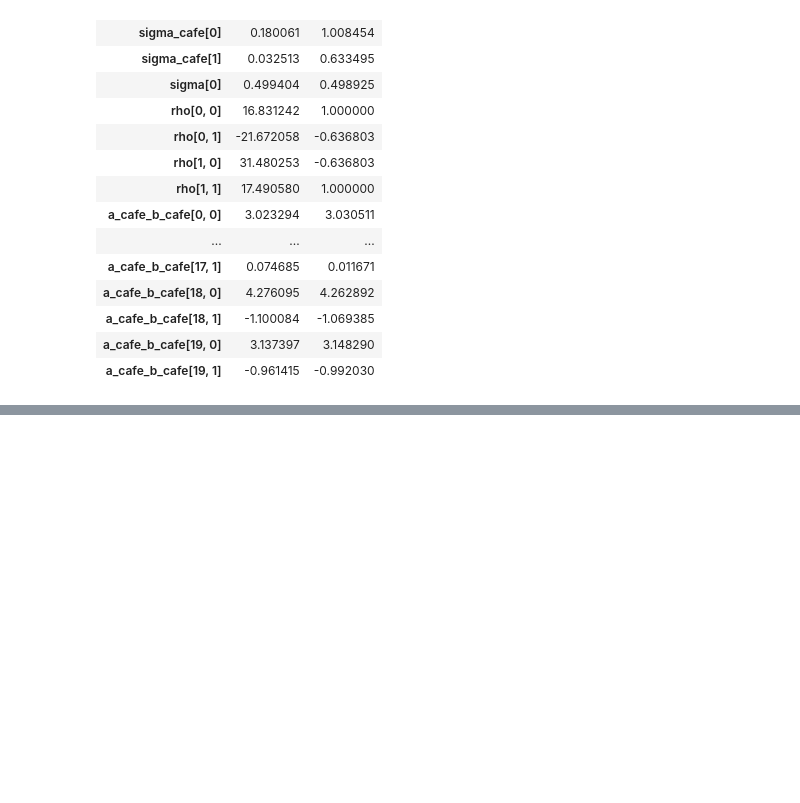
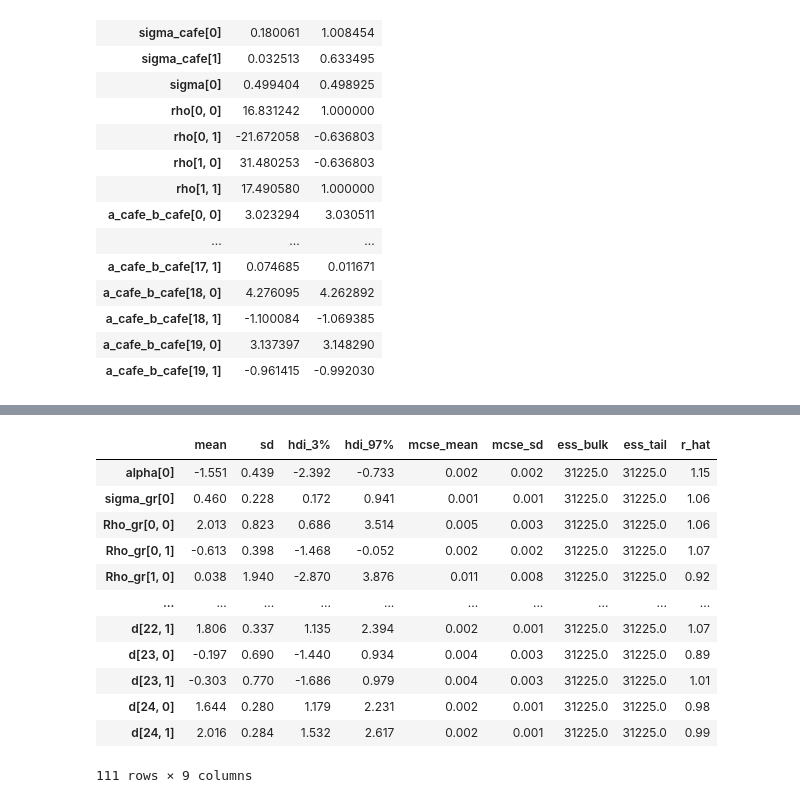
Before and after one commit to BGN-for-ASNA/BI, a Jupyter notebook: HonnorMode.ipynb, the cells around one changed output, grey strips where cells are left out. Saved outputs shown, nothing was run; the diff lists cells and outputs as text; code cells hidden in the pictures; blank space fills up the shorter version.

```diff
--- a/HonnorMode.ipynb
+++ b/HonnorMode.ipynb
@@ -564,0 +1790,8 @@ pd.DataFrame(
+# %%
+N =   jnp.array(int(d.shape[0]))
+N_households =  jnp.array(int(d['hidB'].max()))
+did = jnp.array(d['did'].values)
+hidA =  jnp.array(d['hidA'].values)
+hidB =  jnp.array(d['hidB'].values)
+giftsAB =  jnp.array(d['giftsAB'].values)
+giftsBA =  jnp.array(d['giftsBA'].values)
@@ -564,0 +1866,12 @@ pd.DataFrame(
+# %%
+import tensorflow as tf
+init_params2 = []
+init_params2.append(jnp.array(tf.ones_like(init[0])))
+init_params2.append(jnp.array(tf.ones_like(init[1])))
+init_params2.append(jnp.array(tf.eye(2)))
+init_params2.append(jnp.array(tf.ones_like(init[3])))
+init_params2.append(jnp.array(tf.ones_like(init[4])))
+init_params2.append(jnp.array(tf.eye(2)))
+init_params2.append(jnp.array(tf.ones_like(init[6])))
+for a in init_params2:
+    print(a.shape)
@@ -564,0 +1918,38 @@ pd.DataFrame(
+# %%
+p = dict(zip(tensor._flat_resolve_names(), posterior))
+def tfp_trace_to_arviz(posterior,
+                       sample_stats,
+                       var_names=None,
+                       sample_stats_name=['target_log_prob','log_accept_ratio','has_divergence','energy']):
+    sample_stats = {k:jnp.transpose(v) for k, v in zip(sample_stats_name, sample_stats)}
+    trace = {}
+    for name, samp in zip(var_names, posterior):
+        if len(samp.shape) == 2:
+            transposed_shape = [1, 0]
+        elif len(samp.shape) == 3:
+            transposed_shape = [1, 0, 2]
+        else:
+            transposed_shape = [1, 0, 2, 3]
+        trace[name] = tf.transpose(samp, transposed_shape)
+    trace = az.from_dict(posterior=trace, sample_stats=sample_stats)
+    return trace
+
+
+
+trace = tfp_trace_to_arviz(posterior = posterior, sample_stats = sample_stats, var_names = ['alpha', 'sigma_gr', 'Rho_gr', 'gr', 'sigma_d', 'L_Rho_d', 'd'])
+# %%
+az.summary(trace)
+# %% [output]
+|  | mean | sd | hdi_3% | hdi_97% | mcse_mean | mcse_sd | ess_bulk | ess_tail | r_hat |
+| alpha[0] | -1.551 | 0.439 | -2.392 | -0.733 | 0.002 | 0.002 | 31225.0 | 31225.0 | 1.15 |
+| sigma_gr[0] | 0.460 | 0.228 | 0.172 | 0.941 | 0.001 | 0.001 | 31225.0 | 31225.0 | 1.06 |
+| Rho_gr[0, 0] | 2.013 | 0.823 | 0.686 | 3.514 | 0.005 | 0.003 | 31225.0 | 31225.0 | 1.06 |
+| Rho_gr[0, 1] | -0.613 | 0.398 | -1.468 | -0.052 | 0.002 | 0.002 | 31225.0 | 31225.0 | 1.07 |
+| Rho_gr[1, 0] | 0.038 | 1.940 | -2.870 | 3.876 | 0.011 | 0.008 | 31225.0 | 31225.0 | 0.92 |
+| ... | ... | ... | ... | ... | ... | ... | ... | ... | ... |
+| d[22, 1] | 1.806 | 0.337 | 1.135 | 2.394 | 0.002 | 0.001 | 31225.0 | 31225.0 | 1.07 |
+| d[23, 0] | -0.197 | 0.690 | -1.440 | 0.934 | 0.004 | 0.003 | 31225.0 | 31225.0 | 0.89 |
+| d[23, 1] | -0.303 | 0.770 | -1.686 | 0.979 | 0.004 | 0.003 | 31225.0 | 31225.0 | 1.01 |
+| d[24, 0] | 1.644 | 0.280 | 1.179 | 2.231 | 0.002 | 0.001 | 31225.0 | 31225.0 | 0.98 |
+| d[24, 1] | 2.016 | 0.284 | 1.532 | 2.617 | 0.002 | 0.001 | 31225.0 | 31225.0 | 0.99 |
+111 rows × 9 columns
```
Also changed, not shown: parts of 117 cells of this notebook, 5 other files.
